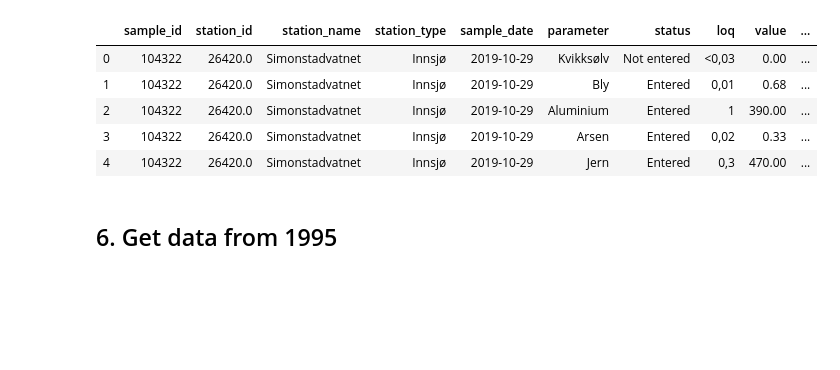
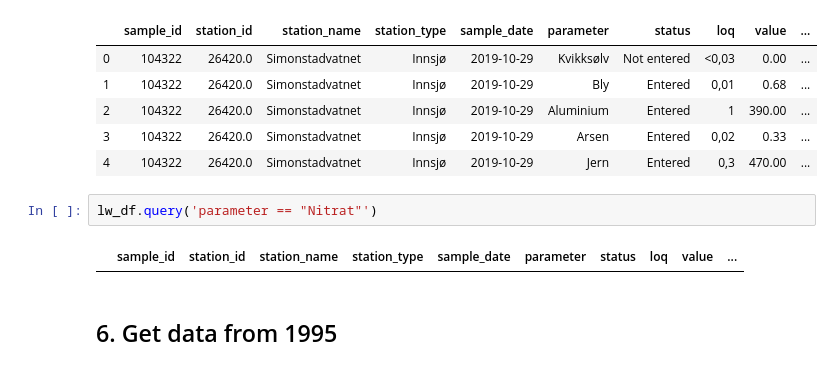
Before and after one commit to NIVANorge/1000_lakes_qc, a Jupyter notebook: qc_1000_lakes.ipynb, the cells around one changed output. Drawn from its saved outputs; the diff is of its cells as text; blank space fills up the shorter version.

```diff
--- a/qc_1000_lakes.ipynb
+++ b/qc_1000_lakes.ipynb
@@ -114,6 +114,10 @@ lw_df.head()
 | 2 | 104322 | 26420.0 | Simonstadvatnet | Innsjø | 2019-10-29 | Aluminium | Entered | 1 | 390.00 | ... |
 | 3 | 104322 | 26420.0 | Simonstadvatnet | Innsjø | 2019-10-29 | Arsen | Entered | 0,02 | 0.33 | ... |
 | 4 | 104322 | 26420.0 | Simonstadvatnet | Innsjø | 2019-10-29 | Jern | Entered | 0,3 | 470.00 | ... |
+# %%
+lw_df.query('parameter == "Nitrat"')
+# %% [output]
+|  | sample_id | station_id | station_name | station_type | sample_date | parameter | status | loq | value | ... |
 # %% [markdown]
 ## 6. Get data from 1995
 # %%
```
Also changed, not shown: parts of 1 cell of this notebook, 7 other files.
